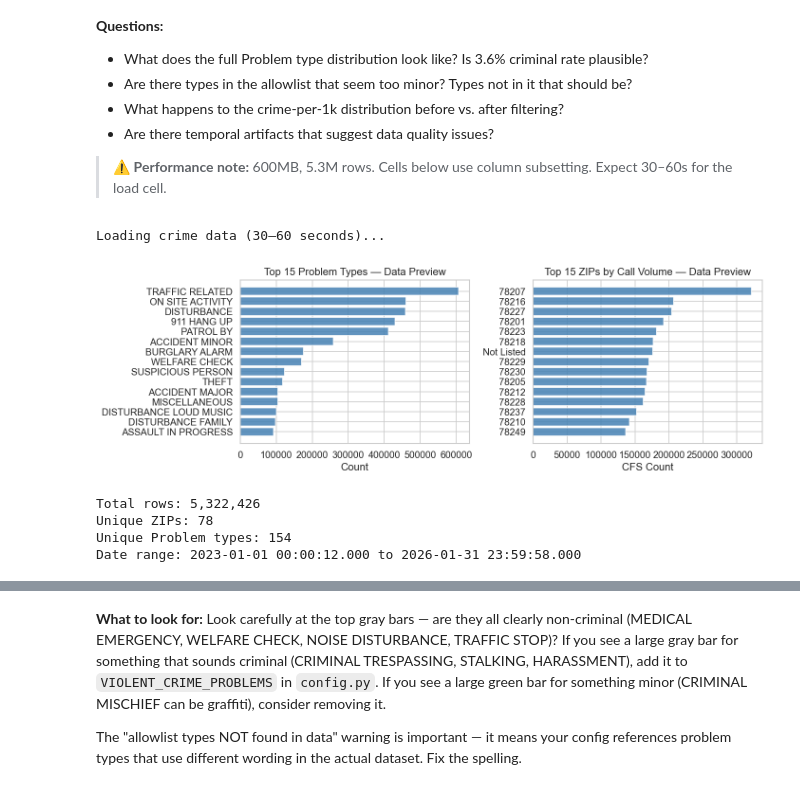
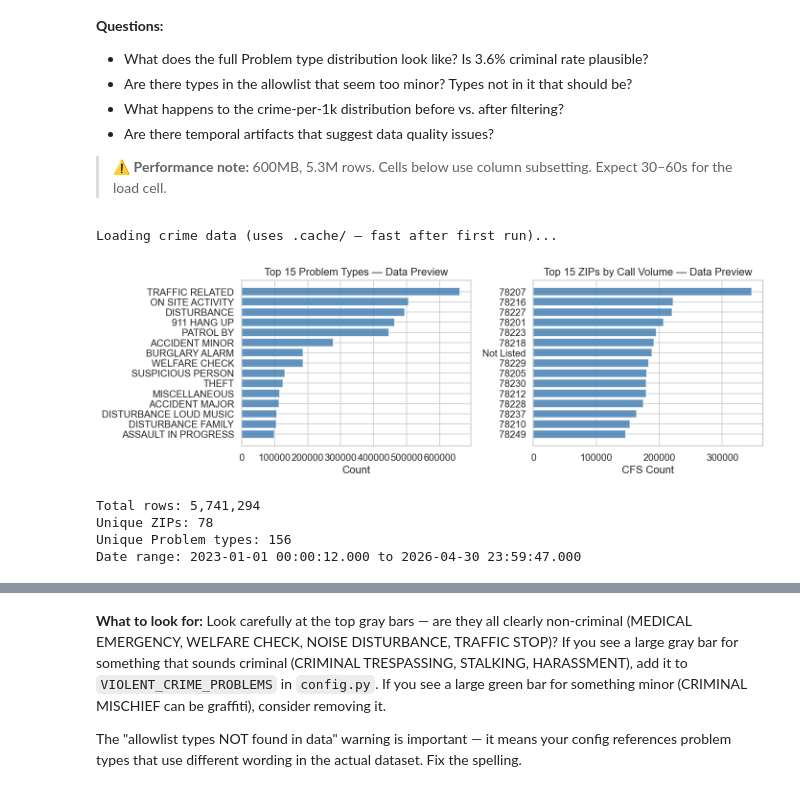
Before and after one commit to asndiallo/satx_house_hack_model, a Jupyter notebook: notebooks/01_eda.ipynb, the cells around one changed output, grey strips where cells are left out. Cells and saved outputs as stored; diff of their text form; code cells hidden in the pictures.

```diff
--- a/notebooks/01_eda.ipynb
+++ b/notebooks/01_eda.ipynb
@@ -616,48 +602,43 @@ This is the most impactful and most uncertain data source. The model filters 5.3
 
 > ⚠️ **Performance note:** 600MB, 5.3M rows. Cells below use column subsetting. Expect 30–60s for the load cell.
 # %%
-# Load crime — only the columns needed for EDA
 CRIME_COLS = ['Priority', 'Problem', 'Postal_Code', 'Response_Date', 'Weekday']
-print("Loading crime data (30–60 seconds)...")
+print('Loading crime data (uses .cache/ — fast after first run)...')
 
-crime_raw = pd.read_csv(
-    DATA_RAW / 'sa_crime_raw.csv',
-    usecols=lambda c: c in CRIME_COLS,
-    dtype={'Postal_Code': str},
-    low_memory=False
-)
+crime_raw = load_crime_data()
+crime_raw = crime_raw[[c for c in CRIME_COLS if c in crime_raw.columns]]
 crime_raw['Postal_Code'] = crime_raw['Postal_Code'].str.strip().str.zfill(5)
 
 fig, axes = plt.subplots(1, 2, figsize=(12, 4))
 
 # Problem type distribution (top 15)
 problem_preview = crime_raw['Problem'].str.upper().str.strip().value_counts().head(15)
 axes[0].barh(problem_preview.index[::-1], problem_preview.values[::-1],
              color='steelblue', edgecolor='white', alpha=0.85)
 axes[0].set_xlabel('Count')
 axes[0].set_title('Top 15 Problem Types — Data Preview')
 
 # Postal code coverage
 zip_counts = crime_raw['Postal_Code'].value_counts().head(15)
 axes[1].barh(zip_counts.index[::-1], zip_counts.values[::-1],
              color='steelblue', edgecolor='white', alpha=0.85)
 axes[1].set_xlabel('CFS Count')
 axes[1].set_title('Top 15 ZIPs by Call Volume — Data Preview')
 
 plt.tight_layout()
 plt.show()
 
-print(f"Total rows: {len(crime_raw):,}")
-print(f"Unique ZIPs: {crime_raw['Postal_Code'].nunique()}")
-print(f"Unique Problem types: {crime_raw['Problem'].nunique()}")
-print(f"Date range: {crime_raw['Response_Date'].min()} to {crime_raw['Response_Date'].max()}")
+print(f'Total rows: {len(crime_raw):,}')
+print(f'Unique ZIPs: {crime_raw["Postal_Code"].nunique()}')
+print(f'Unique Problem types: {crime_raw["Problem"].nunique()}')
+print(f'Date range: {crime_raw["Response_Date"].min()} to {crime_raw["Response_Date"].max()}')
 # %% [output]
-Loading crime data (30–60 seconds)...
+Loading crime data (uses .cache/ — fast after first run)...
-[figure, old version]
+[figure, new version]
-Total rows: 5,322,426
+Total rows: 5,741,294
 Unique ZIPs: 78
-Unique Problem types: 154
-Date range: 2023-01-01 00:00:12.000 to 2026-01-31 23:59:58.000
+Unique Problem types: 156
+Date range: 2023-01-01 00:00:12.000 to 2026-04-30 23:59:47.000
 # %%
 # 4.1 Problem type distribution — the single most important chart in this notebook
 # Green = in allowlist (counted as crime), gray = excluded
```
Also changed, not shown: parts of 25 cells of this notebook, 12 other files.
